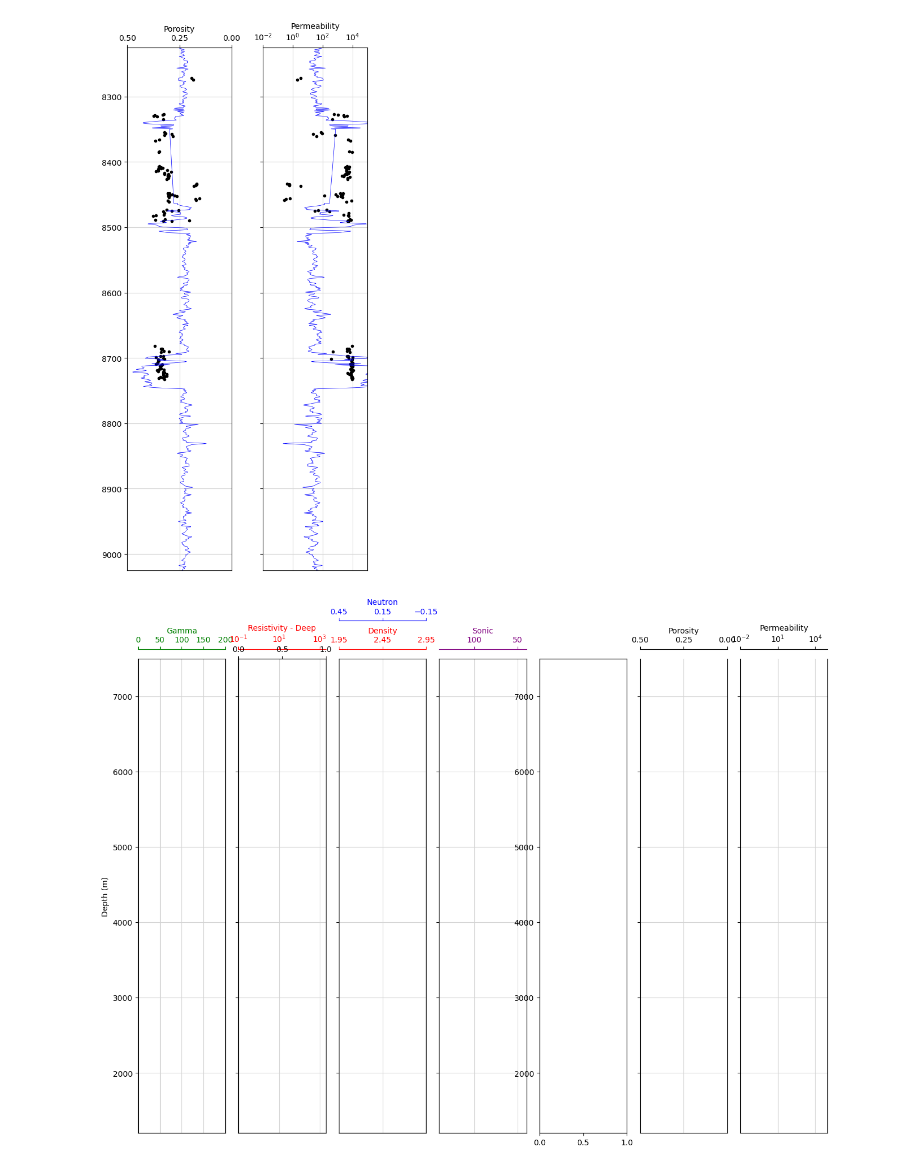
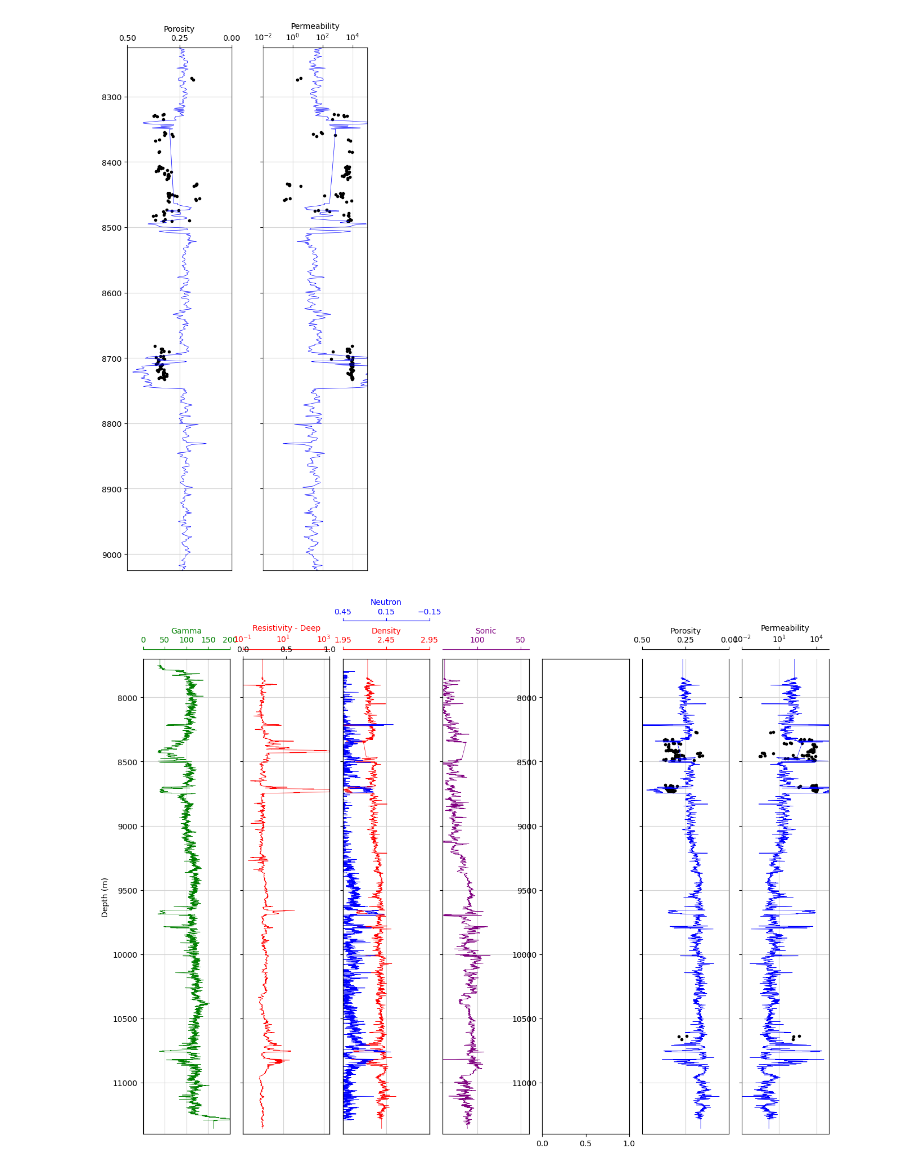
Before and after one commit to Egbetimmy/MSc-Project, a Jupyter notebook: Untitled.ipynb, the cells around one changed output. Cells and saved outputs as stored; diff of their text form; code cells hidden in the pictures.

```diff
--- a/Untitled.ipynb
+++ b/Untitled.ipynb
@@ -331,32 +331,32 @@ ax8.xaxis.label.set_color("black")
 ax8.tick_params(axis='x', colors="black")
 ax8.spines["top"].set_edgecolor("black")
 ax8.set_xticks([0.5,  0.25, 0])
 
 # Permeability track
 ax9.plot(core_data["ka_1000"], core_data['depth'], color = "black", marker='.', linewidth=0)
 ax9.plot(well['PERM'], well['DEPT'], color ='blue', linewidth=0.5)
 ax9.set_xlabel("Permeability")
 ax9.set_xlim(0.1, 100000)
 ax9.xaxis.label.set_color("black")
 ax9.tick_params(axis='x', colors="black")
 ax9.spines["top"].set_edgecolor("black")
 ax9.set_xticks([0.01, 1, 10, 100, 10000])
 ax9.semilogx()
 
 # Common functions for setting up the plot can be extracted into
 # a for loop. This saves repeating code.
 for ax in [ax1, ax2, ax3, ax4, ax8, ax9]:
-    ax.set_ylim(1200, 7500)
+    ax.set_ylim(11400, 7700)
     ax.grid(which='major', color='lightgrey', linestyle='-')
     ax.xaxis.set_ticks_position("top")
     ax.xaxis.set_label_position("top")
     ax.spines["top"].set_position(("axes", 1.02))
 
 
 for ax in [ax2, ax3, ax4, ax8, ax9]:
     plt.setp(ax.get_yticklabels(), visible = False)
 
 plt.tight_layout()
 fig.subplots_adjust(wspace = 0.15)
 # %% [output]
-[figure, old version]
+[figure, new version]
```
